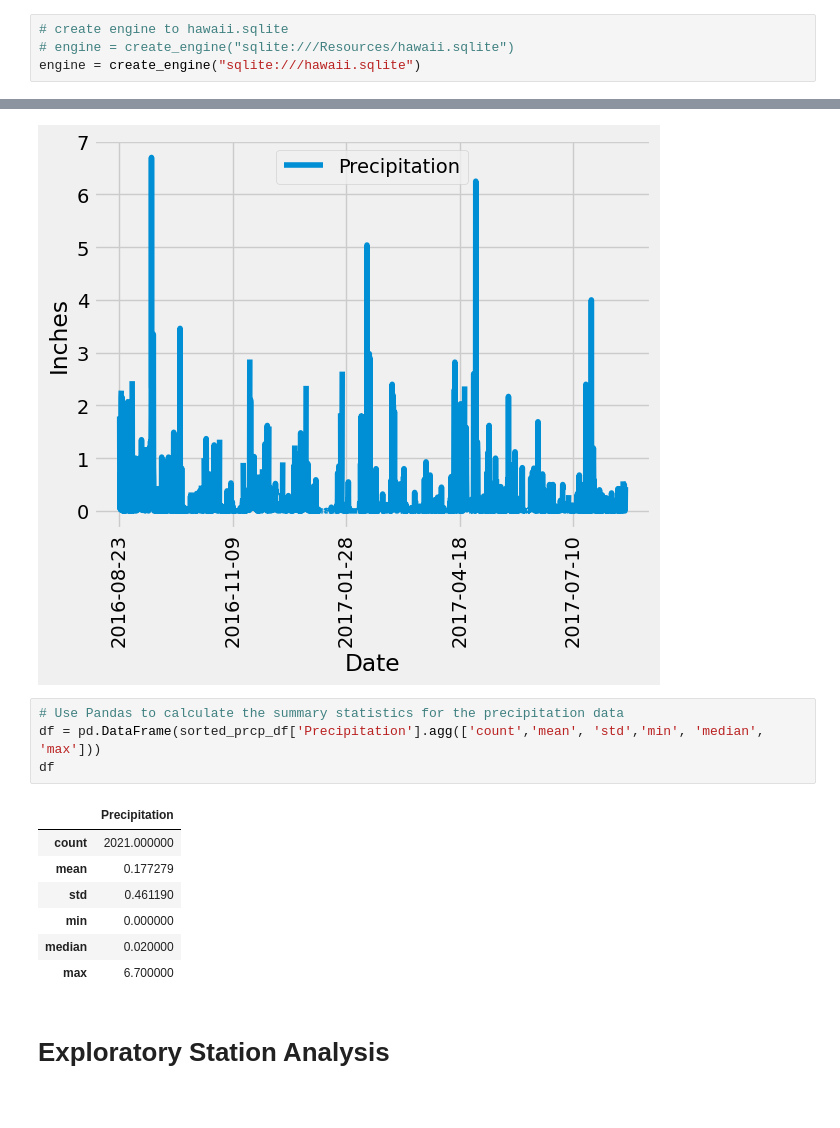
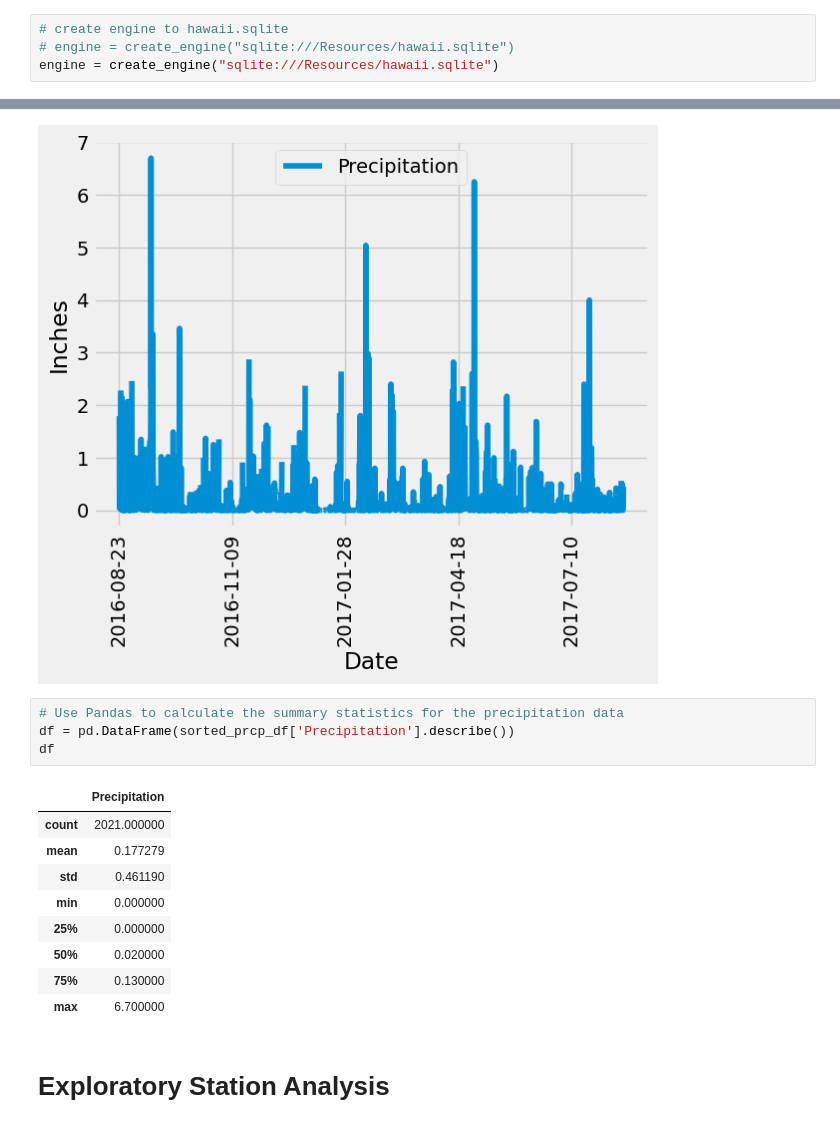
Before and after one commit to s0uravk/sqlalchemy-challenge, a Jupyter notebook: climate_starter.ipynb, the cells around one changed output, grey strips where cells are left out. Saved outputs shown, nothing was run; the diff lists cells and outputs as text.

```diff
--- a/climate_starter.ipynb
+++ b/climate_starter.ipynb
@@ -18,7 +18,7 @@ from sqlalchemy import create_engine, func, inspect,text, desc
 # %%
 # create engine to hawaii.sqlite
 # engine = create_engine("sqlite:///Resources/hawaii.sqlite")
-engine = create_engine("sqlite:///hawaii.sqlite")
+engine = create_engine("sqlite:///Resources/hawaii.sqlite")
 # %%
 # reflect an existing database into a new model
 Base = automap_base()
@@ -70,15 +70,17 @@ plt.show()
 [figure]
 # %%
 # Use Pandas to calculate the summary statistics for the precipitation data
-df = pd.DataFrame(sorted_prcp_df['Precipitation'].agg(['count','mean', 'std','min', 'median', 'max']))
+df = pd.DataFrame(sorted_prcp_df['Precipitation'].describe())
 df
 # %% [output]
 |  | Precipitation |
 | count | 2021.000000 |
 | mean | 0.177279 |
 | std | 0.461190 |
 | min | 0.000000 |
-| median | 0.020000 |
+| 25% | 0.000000 |
+| 50% | 0.020000 |
+| 75% | 0.130000 |
 | max | 6.700000 |
 # %% [markdown]
 # Exploratory Station Analysis
```
Also changed, not shown: parts of 1 cell of this notebook.
